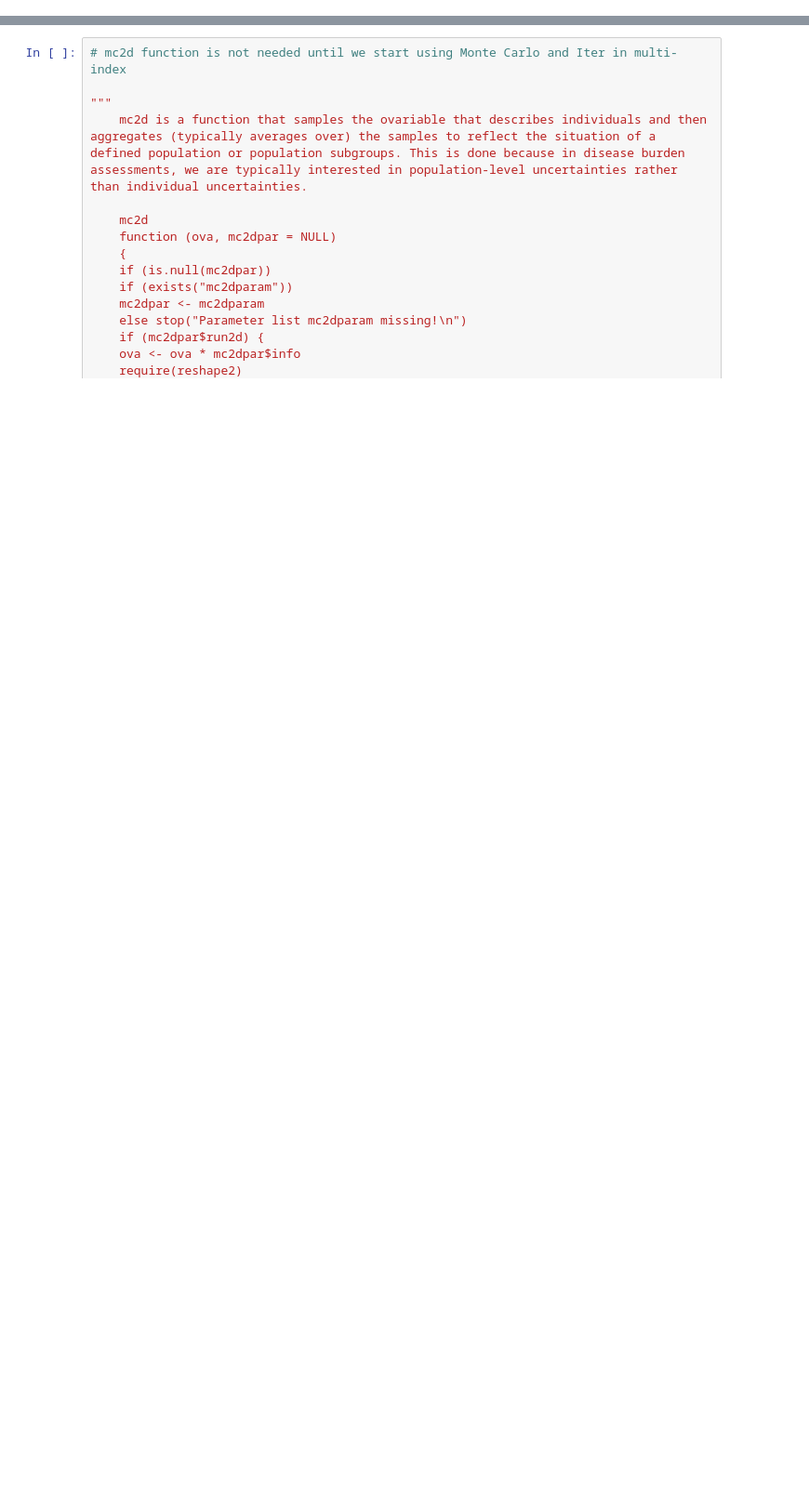
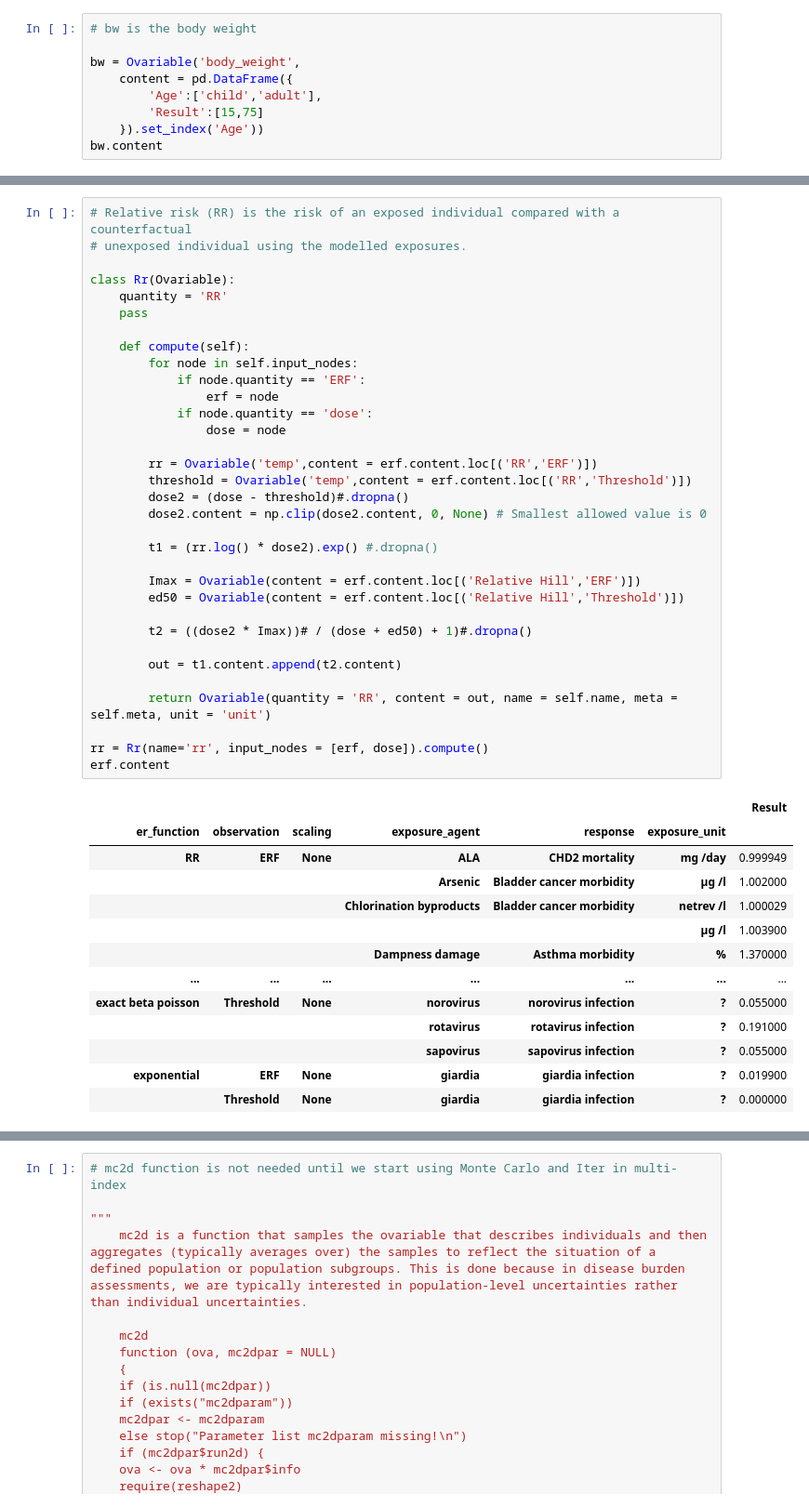
Before and after one commit to kausaltech/ghg-notebooks, a Jupyter notebook: hia_generic.ipynb, the cells around one changed output, grey strips where cells are left out. Shown: that part at 93% size. Saved outputs shown, nothing was run; the diff lists cells and outputs as text; blank space fills up the shorter version.

```diff
--- a/hia_generic.ipynb
+++ b/hia_generic.ipynb
@@ -0,0 +180,9 @@
+# %%
+# bw is the body weight
+
+bw = Ovariable('body_weight',
+    content = pd.DataFrame({
+        'Age':['child','adult'],
+        'Result':[15,75]
+    }).set_index('Age'))
+bw.content
@@ -0,0 +316,47 @@
+# %%
+# Relative risk (RR) is the risk of an exposed individual compared with a counterfactual
+# unexposed individual using the modelled exposures.
+
+class Rr(Ovariable):
+    quantity = 'RR'
+    pass
+
+    def compute(self):
+        for node in self.input_nodes:
+            if node.quantity == 'ERF':
+                erf = node
+            if node.quantity == 'dose':
+                dose = node
+
+        rr = Ovariable('temp',content = erf.content.loc[('RR','ERF')])
+        threshold = Ovariable('temp',content = erf.content.loc[('RR','Threshold')])
+        dose2 = (dose - threshold)#.dropna()
+        dose2.content = np.clip(dose2.content, 0, None) # Smallest allowed value is 0
+
+        t1 = (rr.log() * dose2).exp() #.dropna()
+
+        Imax = Ovariable(content = erf.content.loc[('Relative Hill','ERF')])
+        ed50 = Ovariable(content = erf.content.loc[('Relative Hill','Threshold')])
+
+        t2 = ((dose2 * Imax))# / (dose + ed50) + 1)#.dropna()
+
+        out = t1.content.append(t2.content)
+
+        return Ovariable(quantity = 'RR', content = out, name = self.name, meta = self.meta, unit = 'unit')
+
+rr = Rr(name='rr', input_nodes = [erf, dose]).compute()
+erf.content
+# %% [output]
+|  |  |  |  |  |  | Result |
+| er_function | observation | scaling | exposure_agent | response | exposure_unit |  |
+| RR | ERF | None | ALA | CHD2 mortality | mg /day | 0.999949 |
+|  |  |  | Arsenic | Bladder cancer morbidity | µg /l | 1.002000 |
+|  |  |  | Chlorination byproducts | Bladder cancer morbidity | netrev /l | 1.000029 |
+|  |  |  |  |  | µg /l | 1.003900 |
+|  |  |  | Dampness damage | Asthma morbidity | % | 1.370000 |
+| ... | ... | ... | ... | ... | ... | ... |
+| exact beta poisson | Threshold | None | norovirus | norovirus infection | ? | 0.055000 |
+|  |  |  | rotavirus | rotavirus infection | ? | 0.191000 |
+|  |  |  | sapovirus | sapovirus infection | ? | 0.055000 |
+| exponential | ERF | None | giardia | giardia infection | ? | 0.019900 |
+|  | Threshold | None | giardia | giardia infection | ? | 0.000000 |
```
Also changed, not shown: parts of 19 cells of this notebook, 2 other files.
